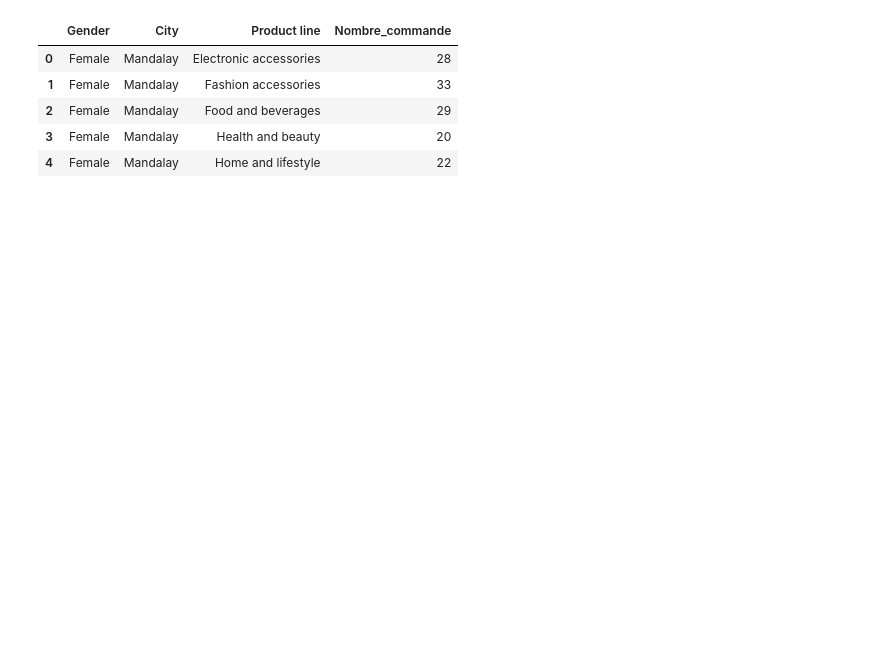
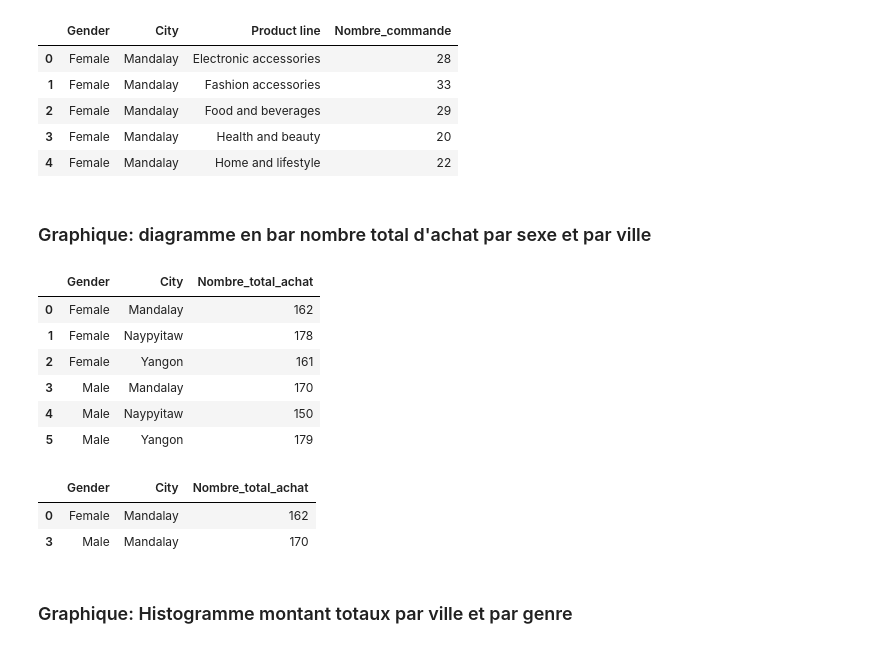
Before and after one commit to Jules-Bstats/dashboard-python-M1ECAP, a Jupyter notebook: notebook_dashboard.ipynb, the cells around one changed output. Cells and saved outputs as stored; diff of their text form; code cells hidden in the pictures; blank space fills up the shorter version.

Commit message:
fin graphique nb total

```diff
--- a/notebook_dashboard.ipynb
+++ b/notebook_dashboard.ipynb
@@ -150,4 +150,41 @@ graphe_cat_prod = px.pie(
 
 graphe_cat_prod.show()
 # %% [markdown]
-##
+### Graphique: diagramme en bar nombre total d'achat par sexe et par ville
+# %%
+def total_achat(data):
+    '''
+    La fonction prend en entrée un dataframe puis renvoie un autre dataframe en sortie contenant
+    le nombre d'achat par sexe et par ville
+    '''
+
+    df = data.groupby(['Gender', 'City']).size().reset_index()
+    df = df.rename(columns = {0: "Nombre_total_achat"})
+
+    return df
+# %%
+total_achat(data)
+# %% [output]
+|  | Gender | City | Nombre_total_achat |
+| 0 | Female | Mandalay | 162 |
+| 1 | Female | Naypyitaw | 178 |
+| 2 | Female | Yangon | 161 |
+| 3 | Male | Mandalay | 170 |
+| 4 | Male | Naypyitaw | 150 |
+| 5 | Male | Yangon | 179 |
+# %%
+df = total_achat(data)
+df_f = df[(df["City"] == "Mandalay")]
+
+diagramme_bar = px.bar(
+    data_frame= df_f,
+    x = 'City',
+    y = 'Nombre_total_achat',
+    color="Gender",
+    barmode='group',
+    title = "Répartition du nombre total d'achat par sexe et par ville "
+)
+# %% [output]
+|  | Gender | City | Nombre_total_achat |
+| 0 | Female | Mandalay | 162 |
+| 3 | Male | Mandalay | 170 |
@@ -153,0 +193,2 @@ graphe_cat_prod.show()
+# %% [markdown]
+### Graphique: Histogramme montant totaux par ville et par genre
```
Also changed, not shown: parts of 5 cells of this notebook.
